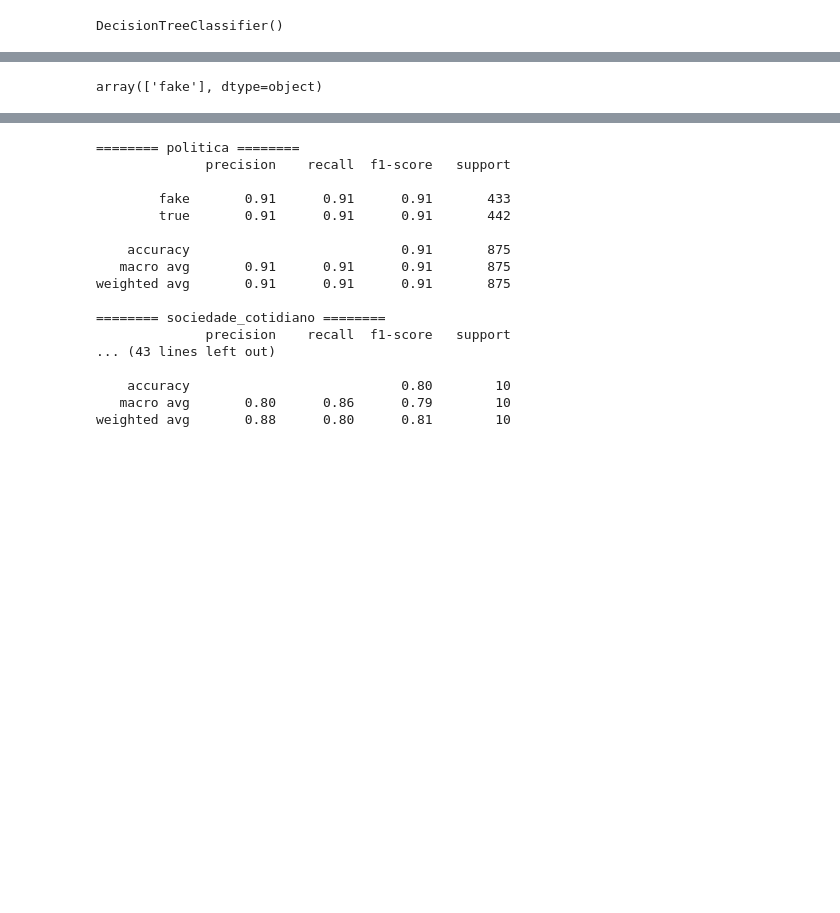
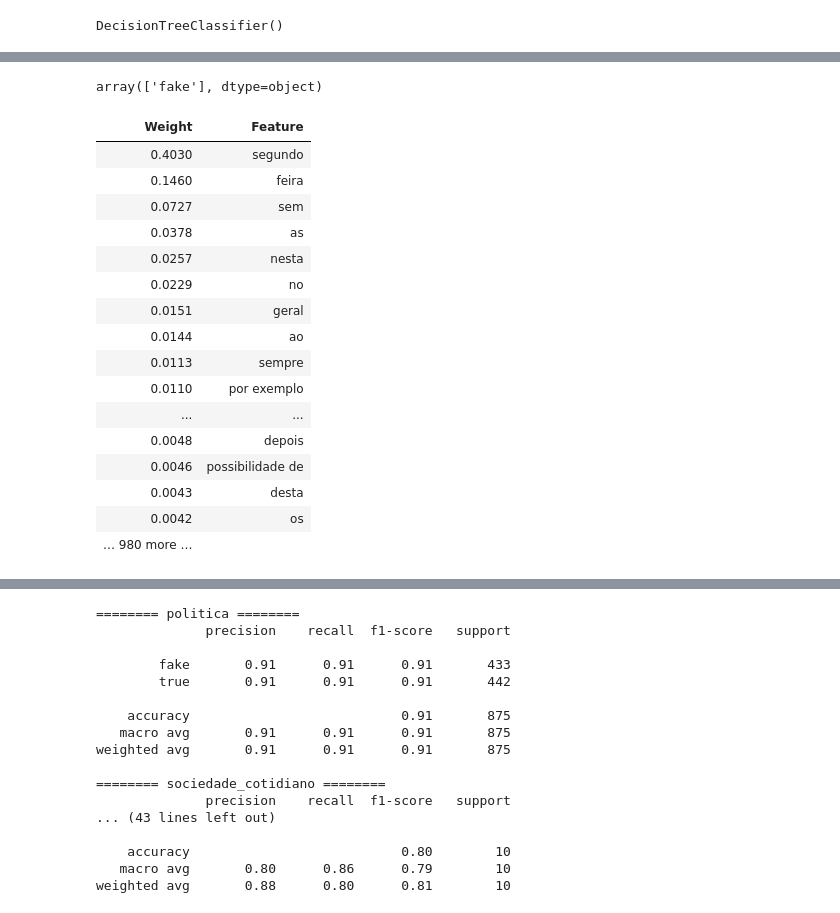
Before and after one commit to aldo-fsm/fake-news-detection, a Jupyter notebook: notebooks/model-logging-test.ipynb, the cells around one changed output, grey strips where cells are left out. Drawn from its saved outputs; the diff is of its cells as text; code cells hidden in the pictures; blank space fills up the shorter version.

```diff
--- a/notebooks/model-logging-test.ipynb
+++ b/notebooks/model-logging-test.ipynb
@@ -90,3 +90,6 @@ def preprocess(text):
     return text
 # %% [markdown]
 # Feature extraction
+# %%
+import nltk
+stopwords = nltk.corpus.stopwords.words('portuguese')
@@ -95,6 +100,8 @@ from sklearn.feature_extraction.text import TfidfVectorizer
 # %%
 tfidf = TfidfVectorizer(
     preprocessor=preprocess,
+    stop_words=stopwords,
+    strip_accents='unicode',
     ngram_range=(1,3),
     max_features=1000
 )
@@ -108,4 +118,4 @@ from sklearn.tree import DecisionTreeClassifier
 # %%
-clf1 = SVC()
+clf1 = SVC(probability=True)
 clf1.fit(X, train.label)
 # %% [output]
@@ -186,12 +206,29 @@ pd.DataFrame([{ k[1:]: v for k, v in info.__dict__.items() } for info in infos])
 # %%
 model = mlflow.sklearn.load_model(os.path.join(info.artifact_uri, 'model'))
 # %%
-model.predict(['''como a deputada estadual, apalpada por um colega no plenário da Assembleia Legislativa de São Paulo, outras quatro deputadas federais relataram à Folha que já foram assediadas no exercício de suas funções.
-
-As mulheres representam 15% dos integrantes da Câmara dos Deputados, composta em sua maioria por homens brancos.
-
-No Código Penal, os fatos narrados poderiam ser enquadrados como importunação sexual, crime que prevê de um a cinco anos de reclusão.
-
-Isa Penna (PSOL) registrou um boletim de ocorrência contra o deputado Fernando Cury (Cidadania) e também levou ao Conselho de Ética da Assembleia uma representação pedindo que ele perca o mandato.'''])
+text = 'como a deputada estadual, apalpada por um colega no plenário da Assembleia Legislativa de São Paulo, outras quatro deputadas federais relataram à Folha que já foram assediadas no exercício de suas funções. As mulheres representam 15% dos integrantes da Câmara dos Deputados, composta em sua maioria por homens brancos. No Código Penal, os fatos narrados poderiam ser enquadrados como importunação sexual, crime que prevê de um a cinco anos de reclusão. Isa Penna (PSOL) registrou um boletim de ocorrência contra o deputado Fernando Cury (Cidadania) e também levou ao Conselho de Ética da Assembleia uma representação pedindo que ele perca o mandato.'
-# %% [output]
-array(['fake'], dtype=object)
+# %%
+model.predict([text])
+# %% [output]
+array(['fake'], dtype=object)
+# %%
+import eli5
+eli5.show_weights(clf2, vec=tfidf, top=20, target_names=clf2.classes_)
+# %% [output]
+| Weight | Feature |
+| 0.4030 | segundo |
+| 0.1460 | feira |
+| 0.0727 | sem |
+| 0.0378 | as |
+| 0.0257 | nesta |
+| 0.0229 | no |
+| 0.0151 | geral |
+| 0.0144 | ao |
+| 0.0113 | sempre |
+| 0.0110 | por exemplo |
+| ... | ... |
+| 0.0048 | depois |
+| 0.0046 | possibilidade de |
+| 0.0043 | desta |
+| 0.0042 | os |
+| … 980 more … |  |
```
Also changed, not shown: parts of 15 cells of this notebook, 4 other files.
